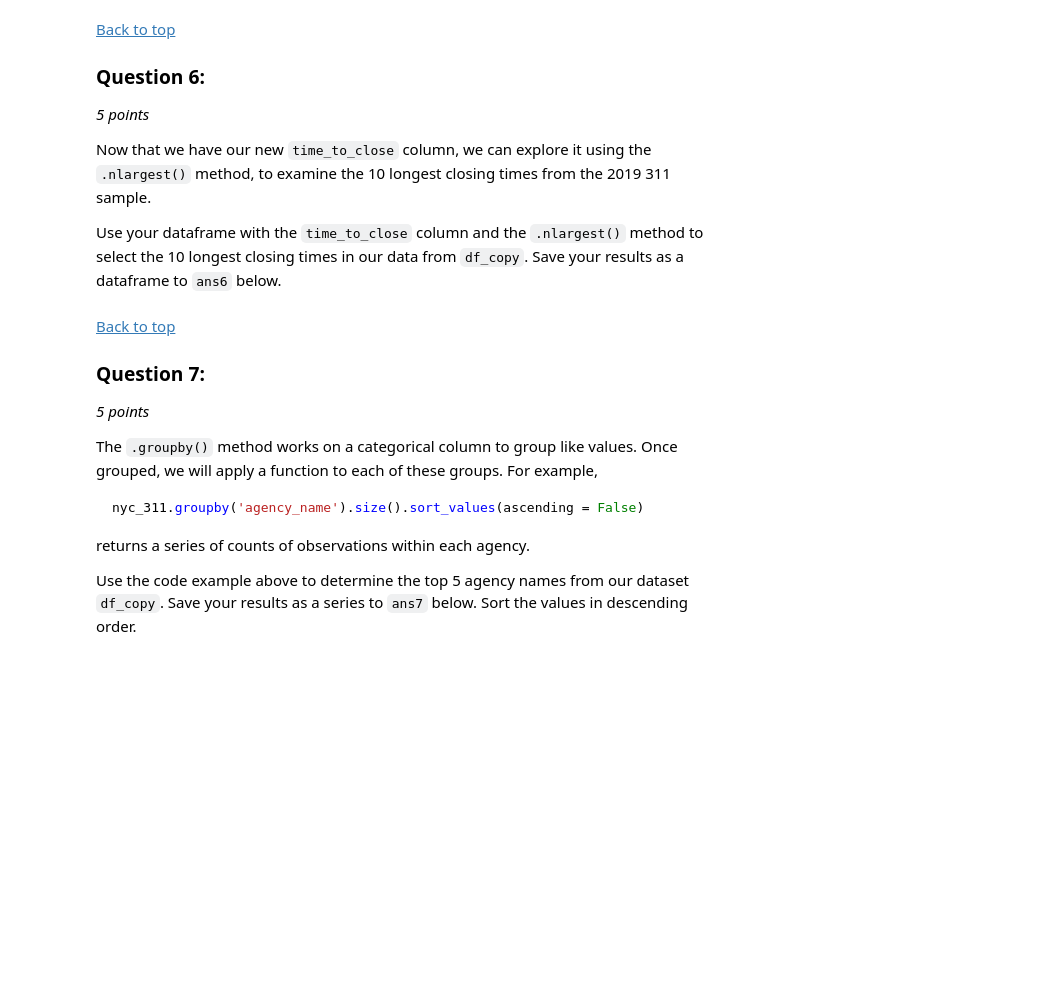
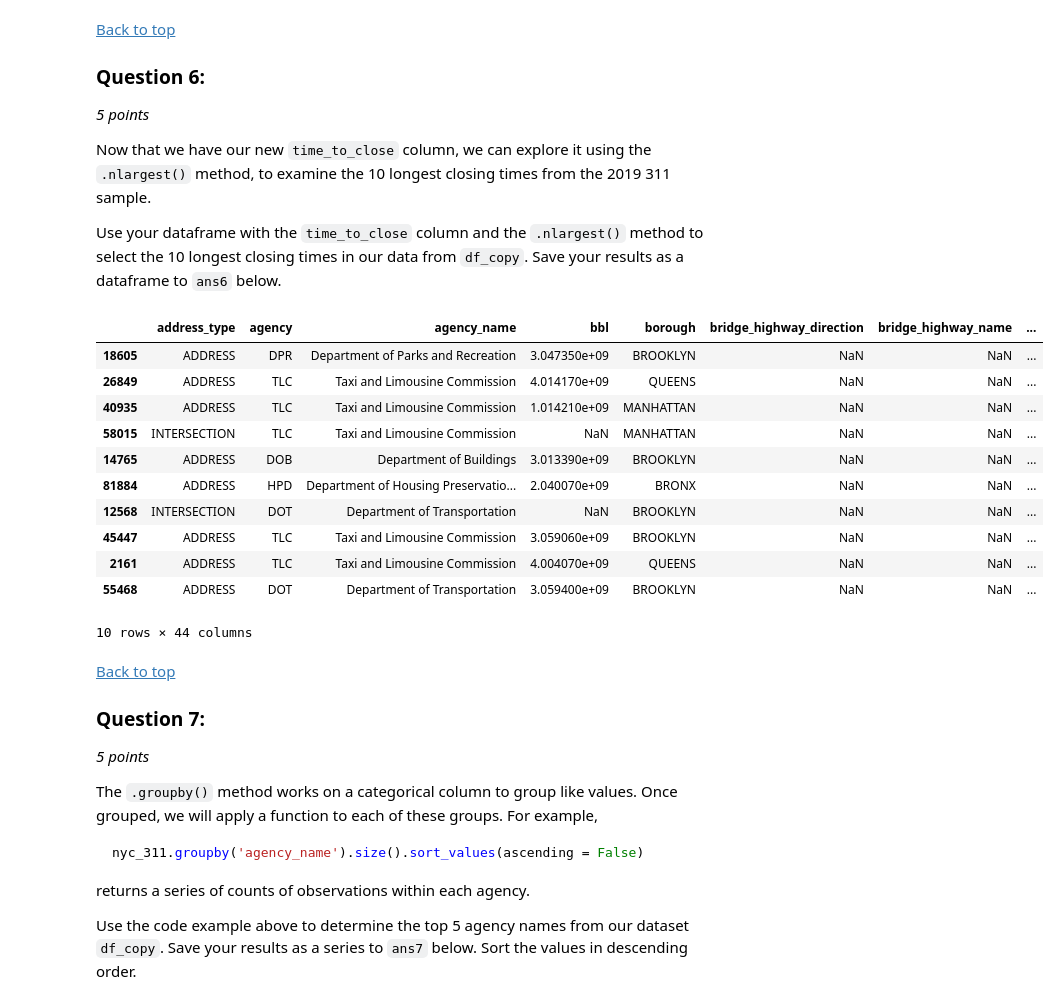
Before and after one commit to alexeimarcilio/Emeritus, a Jupyter notebook: Week11/startercode.0/Module_11_Cleaning_and_Visualizing_Data_with_Pandas_and_Matplotlib.ipynb, the cells around one changed output. Saved outputs shown, nothing was run; the diff lists cells and outputs as text; code cells hidden in the pictures; blank space fills up the shorter version.

```diff
--- a/Week11/startercode.0/Module_11_Cleaning_and_Visualizing_Data_with_Pandas_and_Matplotlib.ipynb
+++ b/Week11/startercode.0/Module_11_Cleaning_and_Visualizing_Data_with_Pandas_and_Matplotlib.ipynb
@@ -266,7 +286,12 @@ def date_timer(df):
     Your new dataframe should contain four features that
     are datetime datatypes.
     '''
-    return
+    import datetime
+    for col in df.columns:
+        if "date" in col:
+            df[col] = pd.to_datetime(df[col])
+    df_copy = df.copy()
+    return df_copy
 
 ###
 ### YOUR CODE HERE
@@ -275,6 +300,8 @@ def date_timer(df):
 ###
 ### AUTOGRADER TEST - DO NOT REMOVE
 ###
+# %%
+df_copy = date_timer(nyc_311)
 # %% [markdown]
 [Back to top](#Index:)
 <a id='q5'></a>
@@ -291,7 +318,8 @@ Create a new column `time_to_close`  that has, as entries, the difference betwee
 
 ### YOUR SOLUTION HERE
 
-df_copy['processing_time'] = None
+df_copy['time_to_close'] = nyc_311['closed_date'] - nyc_311['created_date']
+ans5 = df_copy
 
 ###
 ### YOUR CODE HERE
@@ -317,11 +345,26 @@ Use your dataframe with the `time_to_close` column and the `.nlargest()` method
 
 ### YOUR SOLUTION HERE
 
-ans6 = None
+ans6 = df_copy.nlargest(10, 'time_to_close')
 
 ###
 ### YOUR CODE HERE
 ###
+# %%
+ans6
+# %% [output]
+|  | address_type | agency | agency_name | bbl | borough | bridge_highway_direction | bridge_highway_name | ... |
+| 18605 | ADDRESS | DPR | Department of Parks and Recreation | 3.047350e+09 | BROOKLYN | NaN | NaN | ... |
+| 26849 | ADDRESS | TLC | Taxi and Limousine Commission | 4.014170e+09 | QUEENS | NaN | NaN | ... |
+| 40935 | ADDRESS | TLC | Taxi and Limousine Commission | 1.014210e+09 | MANHATTAN | NaN | NaN | ... |
+| 58015 | INTERSECTION | TLC | Taxi and Limousine Commission | NaN | MANHATTAN | NaN | NaN | ... |
+| 14765 | ADDRESS | DOB | Department of Buildings | 3.013390e+09 | BROOKLYN | NaN | NaN | ... |
+| 81884 | ADDRESS | HPD | Department of Housing Preservatio... | 2.040070e+09 | BRONX | NaN | NaN | ... |
+| 12568 | INTERSECTION | DOT | Department of Transportation | NaN | BROOKLYN | NaN | NaN | ... |
+| 45447 | ADDRESS | TLC | Taxi and Limousine Commission | 3.059060e+09 | BROOKLYN | NaN | NaN | ... |
+| 2161 | ADDRESS | TLC | Taxi and Limousine Commission | 4.004070e+09 | QUEENS | NaN | NaN | ... |
+| 55468 | ADDRESS | DOT | Department of Transportation | 3.059400e+09 | BROOKLYN | NaN | NaN | ... |
+10 rows × 44 columns
 # %%
 ###
 ### AUTOGRADER TEST - DO NOT REMOVE
```
Also changed, not shown: parts of 14 cells of this notebook.
